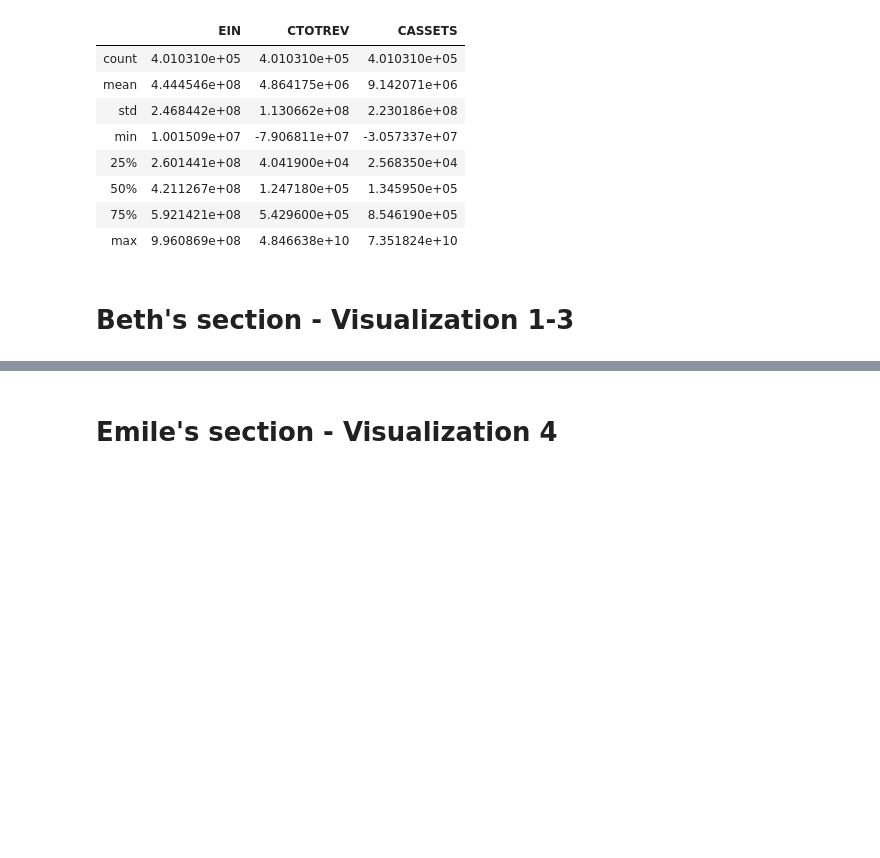
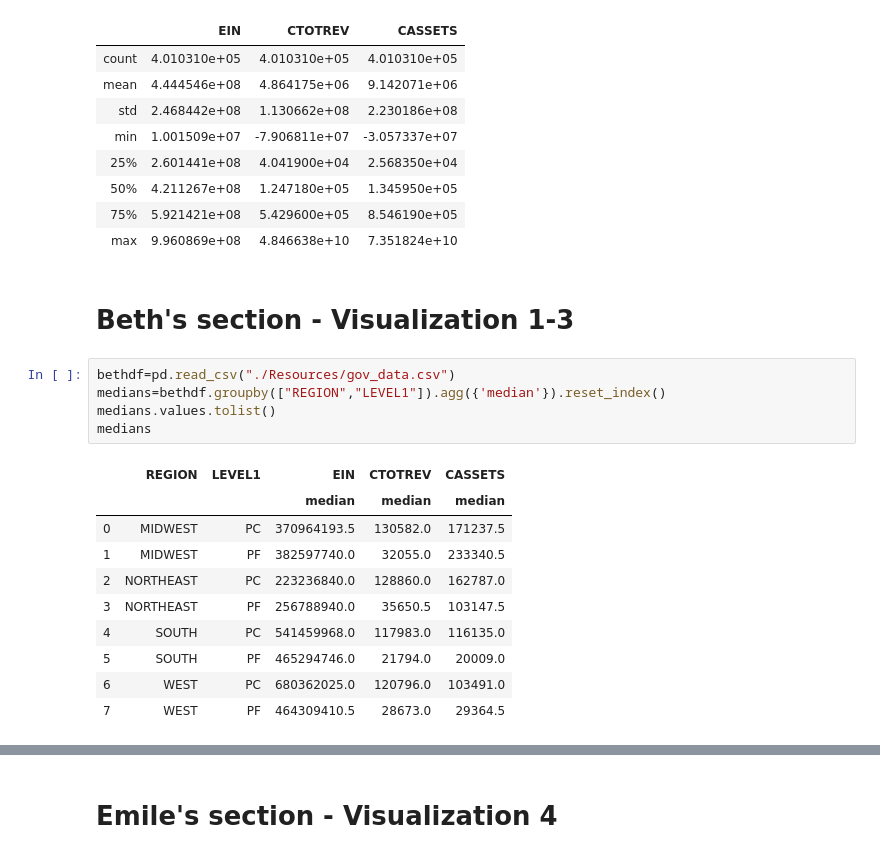
Before and after one commit to ejosephSr/project-one, a Jupyter notebook: GotMoney.ipynb, the cells around one changed output, grey strips where cells are left out. Cells and saved outputs as stored; diff of their text form; blank space fills up the shorter version.

```diff
--- a/GotMoney.ipynb
+++ b/GotMoney.ipynb
@@ -294,3 +294,19 @@ gov_data.describe()
 | max | 9.960869e+08 | 4.846638e+10 | 7.351824e+10 |
 # %% [markdown]
 # Beth's section - Visualization 1-3
+# %%
+bethdf=pd.read_csv("./Resources/gov_data.csv")
+medians=bethdf.groupby(["REGION","LEVEL1"]).agg({'median'}).reset_index()
+medians.values.tolist()
+medians
+# %% [output]
+|  | REGION | LEVEL1 | EIN | CTOTREV | CASSETS |
+|  |  |  | median | median | median |
+| 0 | MIDWEST | PC | 370964193.5 | 130582.0 | 171237.5 |
+| 1 | MIDWEST | PF | 382597740.0 | 32055.0 | 233340.5 |
+| 2 | NORTHEAST | PC | 223236840.0 | 128860.0 | 162787.0 |
+| 3 | NORTHEAST | PF | 256788940.0 | 35650.5 | 103147.5 |
+| 4 | SOUTH | PC | 541459968.0 | 117983.0 | 116135.0 |
+| 5 | SOUTH | PF | 465294746.0 | 21794.0 | 20009.0 |
+| 6 | WEST | PC | 680362025.0 | 120796.0 | 103491.0 |
+| 7 | WEST | PF | 464309410.5 | 28673.0 | 29364.5 |
```
Also changed, not shown: parts of 15 cells of this notebook.
